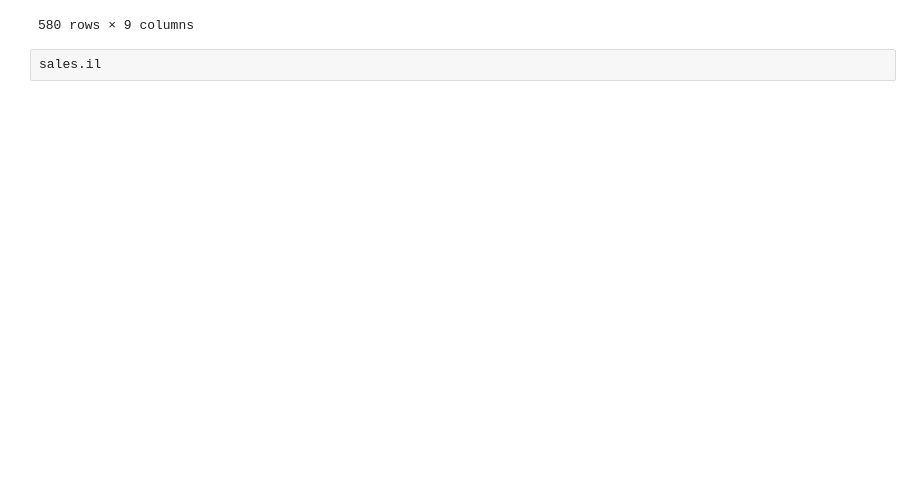
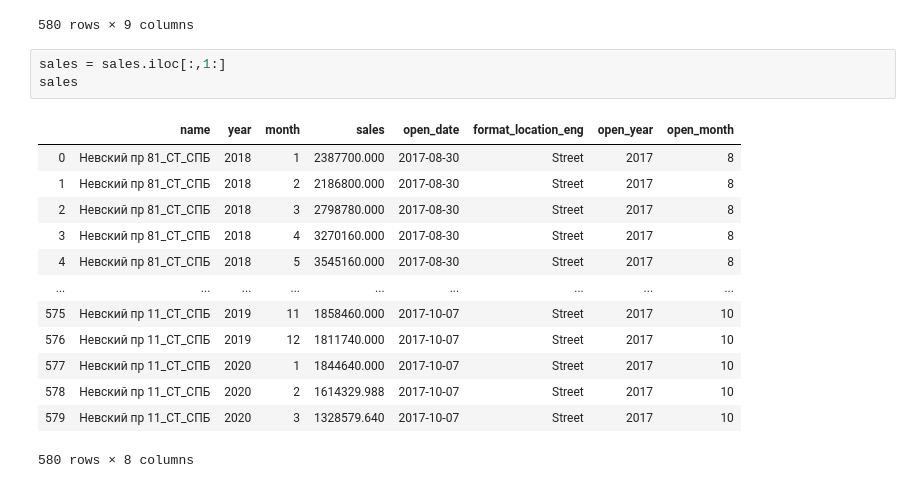
Before and after one commit to gdokuchaev/CFX, a Jupyter notebook: Rump_up_calc.ipynb, the cells around one changed output. Cells and saved outputs as stored; diff of their text form; blank space fills up the shorter version.

```diff
--- a/Rump_up_calc.ipynb
+++ b/Rump_up_calc.ipynb
@@ -204,5 +204,20 @@ sales
 | 578 | e17e4cfd-1022-4815-b534-e5a438a619cb | Невский пр 11_СТ_СПБ | 2020 | 2 | 1614329.988 | 2017-10-07 | Street | 2017 | 10 |
 | 579 | e17e4cfd-1022-4815-b534-e5a438a619cb | Невский пр 11_СТ_СПБ | 2020 | 3 | 1328579.640 | 2017-10-07 | Street | 2017 | 10 |
 580 rows × 9 columns
-# %%
-sales.il
+# %%
+sales = sales.iloc[:,1:]
+sales
+# %% [output]
+|  | name | year | month | sales | open_date | format_location_eng | open_year | open_month |
+| 0 | Невский пр 81_СТ_СПБ | 2018 | 1 | 2387700.000 | 2017-08-30 | Street | 2017 | 8 |
+| 1 | Невский пр 81_СТ_СПБ | 2018 | 2 | 2186800.000 | 2017-08-30 | Street | 2017 | 8 |
+| 2 | Невский пр 81_СТ_СПБ | 2018 | 3 | 2798780.000 | 2017-08-30 | Street | 2017 | 8 |
+| 3 | Невский пр 81_СТ_СПБ | 2018 | 4 | 3270160.000 | 2017-08-30 | Street | 2017 | 8 |
+| 4 | Невский пр 81_СТ_СПБ | 2018 | 5 | 3545160.000 | 2017-08-30 | Street | 2017 | 8 |
+| ... | ... | ... | ... | ... | ... | ... | ... | ... |
+| 575 | Невский пр 11_СТ_СПБ | 2019 | 11 | 1858460.000 | 2017-10-07 | Street | 2017 | 10 |
+| 576 | Невский пр 11_СТ_СПБ | 2019 | 12 | 1811740.000 | 2017-10-07 | Street | 2017 | 10 |
+| 577 | Невский пр 11_СТ_СПБ | 2020 | 1 | 1844640.000 | 2017-10-07 | Street | 2017 | 10 |
+| 578 | Невский пр 11_СТ_СПБ | 2020 | 2 | 1614329.988 | 2017-10-07 | Street | 2017 | 10 |
+| 579 | Невский пр 11_СТ_СПБ | 2020 | 3 | 1328579.640 | 2017-10-07 | Street | 2017 | 10 |
+580 rows × 8 columns
```
Also changed, not shown: parts of 5 cells of this notebook.
